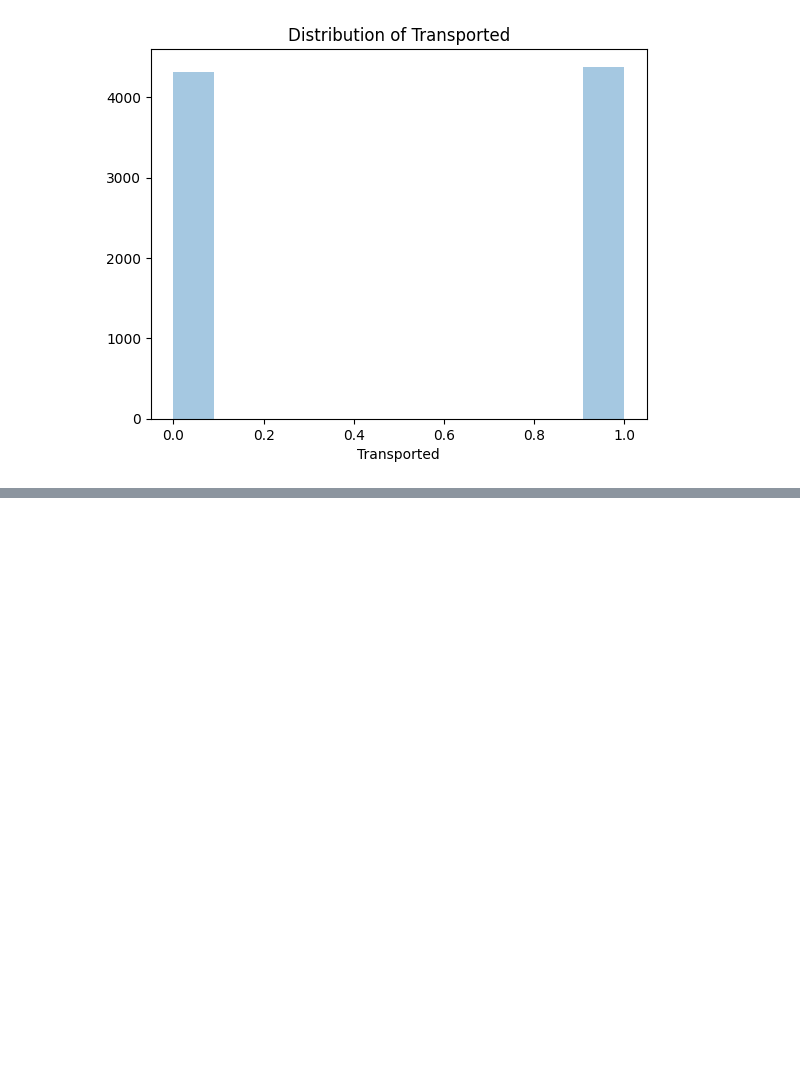
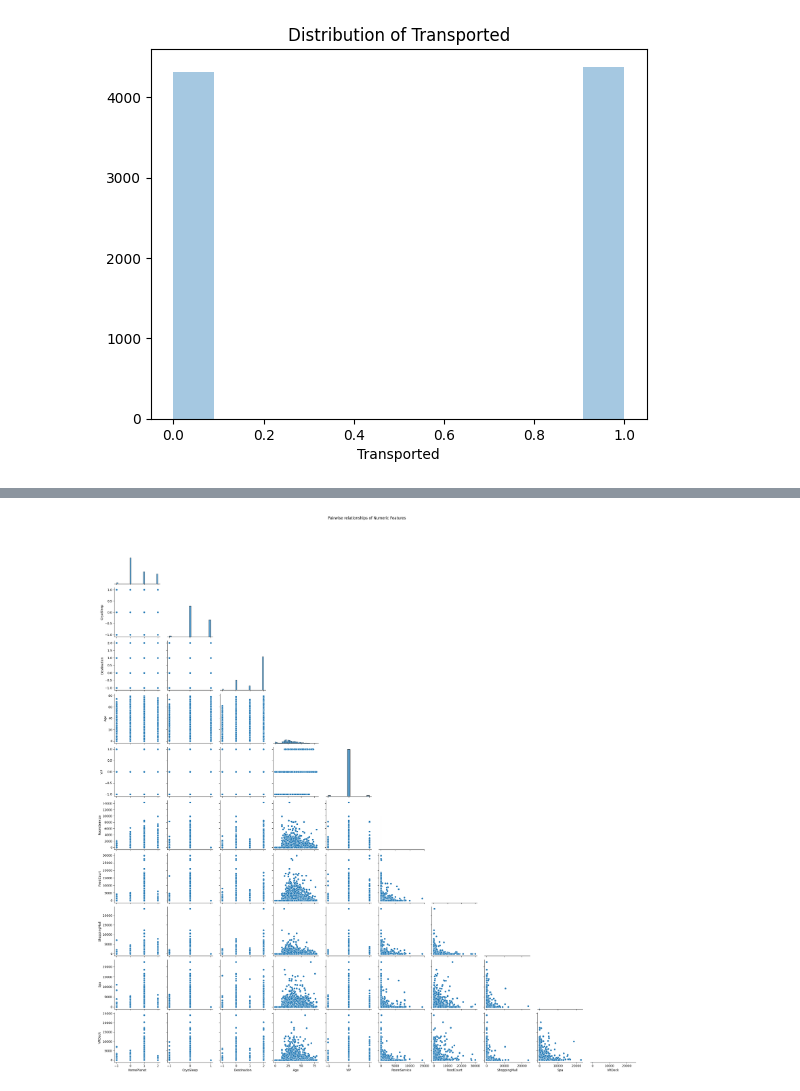
Before and after one commit to samcohen1/BigMenDoingASecondProject, a Jupyter notebook: project.ipynb, the cells around one changed output, grey strips where cells are left out. Cells and saved outputs as stored; diff of their text form; code cells hidden in the pictures; blank space fills up the shorter version.

```diff
--- a/project.ipynb
+++ b/project.ipynb
@@ -68,3 +68,19 @@ def plot_transported():
 plot_transported()
 # %% [output]
 [figure]
+# %%
+# First, lets separate the data in the cabin column into it's respective pieces of data in the train df
+cabin_split = train_df['Cabin'].str.split('/', expand=True)
+cabin_split.columns = ['Deck', 'Room_Number', 'Side']
+new_df = pd.concat([train_df, cabin_split], axis=1)
+train_df = new_df
+train_df.drop(columns=['Cabin'], inplace=True)
+
+# First, lets separate the data in the cabin column into it's respective pieces of data in the test df
+cabin_split = test_df['Cabin'].str.split('/', expand=True)
+cabin_split.columns = ['Deck', 'Room_Number', 'Side']
+new_df = pd.concat([test_df, cabin_split], axis=1)
+test_df = new_df
+test_df.drop(columns=['Cabin'], inplace=True)
+
+train_df.head()
@@ -70,0 +115,20 @@ plot_transported()
+# %%
+def plot_all_field_relationships(df):
+    # Handle categorical data: Convert to numeric codes for correlation analysis (optional)
+    # This step is simplistic and may not be meaningful for non-ordinal categories.
+    df_numeric = df.copy()
+    for col in df_numeric.select_dtypes(include=['object', 'bool']).columns:
+        df_numeric[col] = df_numeric[col].astype('category').cat.codes
+
+    # Pair Plot for numeric fields (considering the whole DataFrame may be too much, so focus on key fields)
+    # Selecting a subset of fields if necessary due to the broad scope and to avoid overwhelming plots
+    numeric_cols = df_numeric.select_dtypes(include=[np.number]).columns
+    if len(numeric_cols) > 10:  # limiting to first 10 numeric columns to keep the plot readable
+        numeric_cols = numeric_cols[:10]
+    sns.pairplot(df_numeric[numeric_cols], corner=True)
+    plt.suptitle('Pairwise relationships of Numeric Features', y=1.02)
+    plt.show()
+
+plot_all_field_relationships(train_df)
+# %% [output]
+[figure, added]
```
Also changed, not shown: parts of 8 cells of this notebook.
